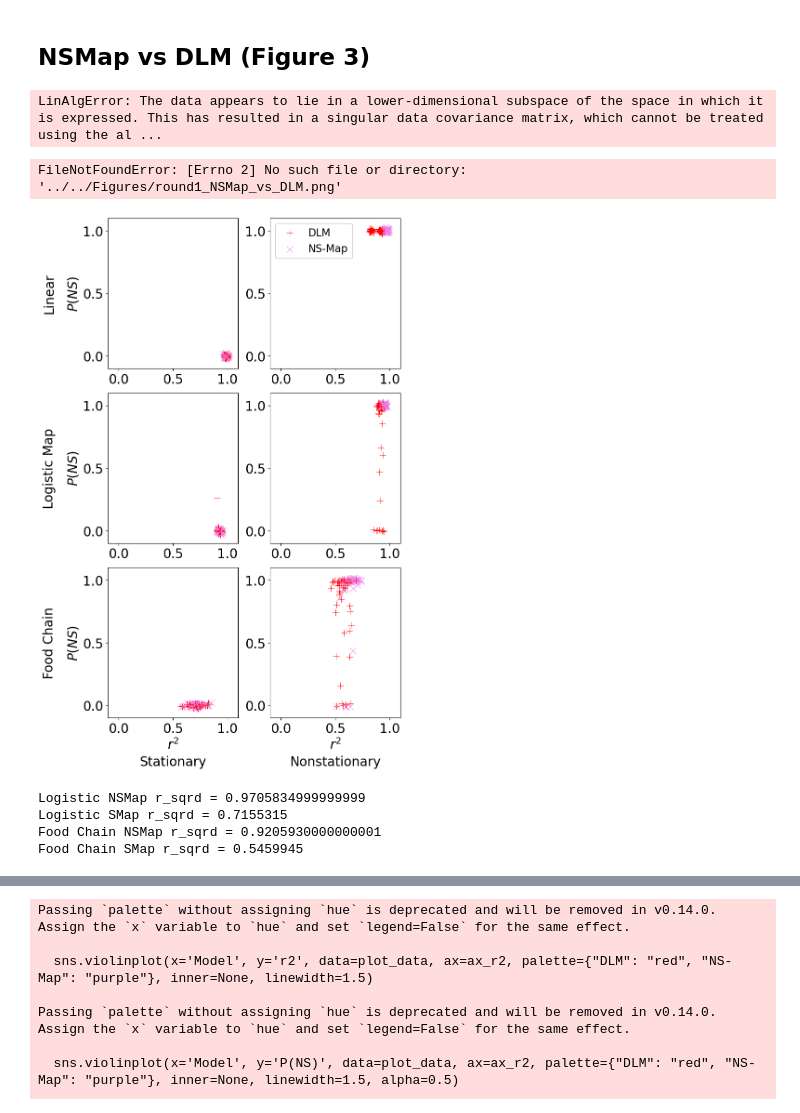
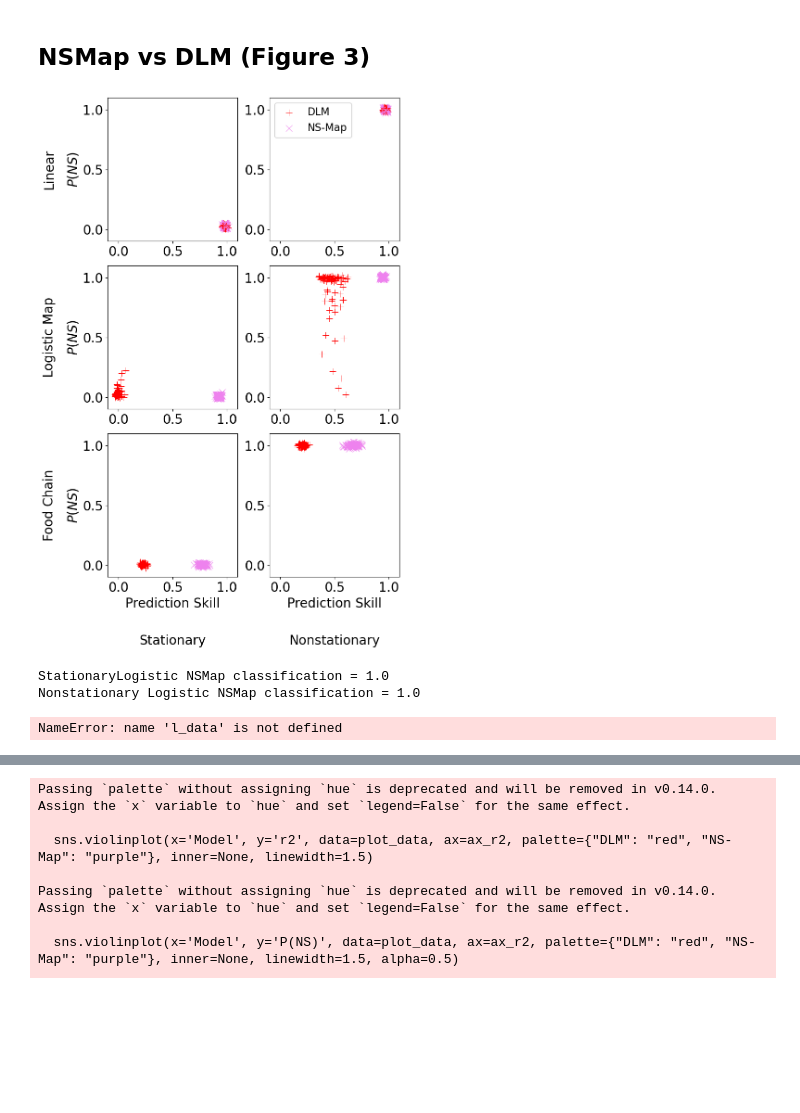
Before and after one commit to kenflat2/NS-Map, a Jupyter notebook: experiments/simulated_round_1/plot_round1_results.ipynb, the cells around one changed output, grey strips where cells are left out. Drawn from its saved outputs; the diff is of its cells as text; code cells hidden in the pictures; blank space fills up the shorter version.

```diff
--- a/experiments/simulated_round_1/plot_round1_results.ipynb
+++ b/experiments/simulated_round_1/plot_round1_results.ipynb
@@ -320,4 +315,0 @@ plt.savefig(f"../../figures_eps/round1_results/Figure_2.eps", format="eps", bbox
-# %%
-gaussian_kde(xy[1])
-# %% [output]
-LinAlgError: The data appears to lie in a lower-dimensional subspace of the space in which it is expressed. This has resulted in a singular data covariance matrix, which cannot be treated using the al ...
@@ -333,21 +327,22 @@ fontsize_ticks = 20
 fontsize_text = 20
 
 text_padding_y = -0.4
-text_padding_x = -0.25
+text_padding_x = -0.4
 
 marginal_kde_bandwidth = 1e0
 
 dithering = lambda : rand.normal(0, 0.01, N_replicates)
+evidence_to_probability = lambda ev: (10 ** (ev / 10)) / ((10 ** (ev / 10)) + 1)
 
 scatter_colors = ["red", "violet"]  # DLM, NS-Map
 
 for m, model in enumerate(["lin", "l", "fc"]):
     for s, status in enumerate(["stat", "nonstat"]):
         data = locals()[model + "_" + status]
-        x_dlm = data[:,-2] + dithering()
-        y_dlm = np.maximum(data[:,3], 0) + dithering()
-        x_nsmap = data[:,-1] + dithering()
-        y_nsmap = np.maximum(data[:,1], 0) + dithering()
+        x_dlm = data[:,-1] + dithering()
+        y_dlm = evidence_to_probability(data[:,2]) + dithering()
+        x_nsmap = data[:,-2] + dithering()
+        y_nsmap = evidence_to_probability(data[:,0]) + dithering()
         ax = vax[m,min(1,s)]
         # Alternate scatter points for DLM and NS-Map
         n_points = min(len(x_dlm), len(x_nsmap))
@@ -371,47 +366,49 @@ for m, model in enumerate(["lin", "l", "fc"]):
         sns.kdeplot(x_nsmap, ax=ax_marg_x, color=scatter_colors[1], fill=True, linewidth=2, bw_method=marginal_kde_bandwidth)
         sns.kdeplot(y_nsmap, ax=ax_marg_y, color=scatter_colors[1], fill=True, linewidth=2, bw_method=marginal_kde_bandwidth)
         ax_marg_x.axis('off')
         ax_marg_y.axis('off')
         """
 
         ax.set_xlim([-0.1, 1.1])
         ax.set_xticks([0.0, 0.5, 1.0])
         ax.set_ylim([-0.1, 1.1])
         ax.set_yticks([0.0, 0.5, 1.0])
         ax.tick_params(axis='both',which='major', labelsize=fontsize_ticks)
 
 
 for i in range(3):
     vax[i,0].set_ylabel(r"$P(NS)$",size=fontsize_axis)
 for i in range(2):
-    vax[2,i].set_xlabel(r"$r^2$",size=fontsize_axis)
+    vax[2,i].set_xlabel(r"Prediction Skill",size=fontsize_axis)
 
 vax[0,0].text(text_padding_y, 0.5, "Linear", rotation=90, verticalalignment="center", horizontalalignment="right", transform=vax[0,0].transAxes,size=fontsize_text)
 vax[1,0].text(text_padding_y, 0.5, "Logistic Map", rotation=90, verticalalignment="center", horizontalalignment="right", transform=vax[1,0].transAxes,size=fontsize_text)
 vax[2,0].text(text_padding_y, 0.5, "Food Chain", rotation=90, verticalalignment="center", horizontalalignment="right", transform=vax[2,0].transAxes,size=fontsize_text)
 vax[2,0].text(0.5, text_padding_x, "Stationary", verticalalignment="top", horizontalalignment="center", transform=vax[2,0].transAxes,size=fontsize_text)
 vax[2,1].text(0.5, text_padding_x, "Nonstationary", verticalalignment="top", horizontalalignment="center", transform=vax[2,1].transAxes,size=fontsize_text)
 # vax[2,2].text(0.5, text_padding_x, "Fast Nonstationary",
 #               verticalalignment="top", horizontalalignment="center",
 #               transform=vax[2,2].transAxes,size=fontsize_text)
 
 vax[0,1].legend(fontsize=16, framealpha=1)
 plt.tight_layout()
-plt.savefig("../../Figures/round1_NSMap_vs_DLM.png", dpi=300)
+# plt.savefig("../../Figures/round1_NSMap_vs_DLM.png", dpi=300)
 plt.savefig("../../figures_eps/round1_results/Figure_3.eps", format="eps", bbox_inches="tight", transparent = False)
 # %% [output]
-FileNotFoundError: [Errno 2] No such file or directory: '../../Figures/round1_NSMap_vs_DLM.png'
-[figure, old version]
+[figure, new version]
 # %%
 # Compute the increase in forecast skill for nonlinear models from SMap to NSMap,
 # averaging over all nonstationary categories
 
-print(f"Logistic NSMap r_sqrd = {np.mean(l_data[:,3])}")
-print(f"Logistic SMap r_sqrd = {np.mean(l_data[:,5])}")
+print(f"Stationary Logistic NSMap classification = {np.mean(l_stat[:,1] < 0.95)}")
+print(f"Nonstationary Logistic NSMap classification = {np.mean(l_nonstat[:,1] > 0.95)}")
+print(f"Stationary Logistic DLM classification = {np.mean(l_stat[:,2] < 0.95)}")
+print(f"Nonstationary Logistic DLM classification = {np.mean(l_nonstat[:,2] > 0.95)}")
+print(f"")
+print(f"Logistic DLM r_sqrd = {np.mean(l_data[:,5])}")
 print(f"Food Chain NSMap r_sqrd = {np.mean(fc_data[:,3])}")
-print(f"Food Chain SMap r_sqrd = {np.mean(fc_data[:,5])}")
+print(f"Food Chain DLM r_sqrd = {np.mean(fc_data[:,5])}")
 # %% [output]
-Logistic NSMap r_sqrd = 0.9705834999999999
-Logistic SMap r_sqrd = 0.7155315
-Food Chain NSMap r_sqrd = 0.9205930000000001
-Food Chain SMap r_sqrd = 0.5459945
+StationaryLogistic NSMap classification = 1.0
+Nonstationary Logistic NSMap classification = 1.0
+NameError: name 'l_data' is not defined
```
Also changed, not shown: parts of 5 cells of this notebook, 19 other files.
